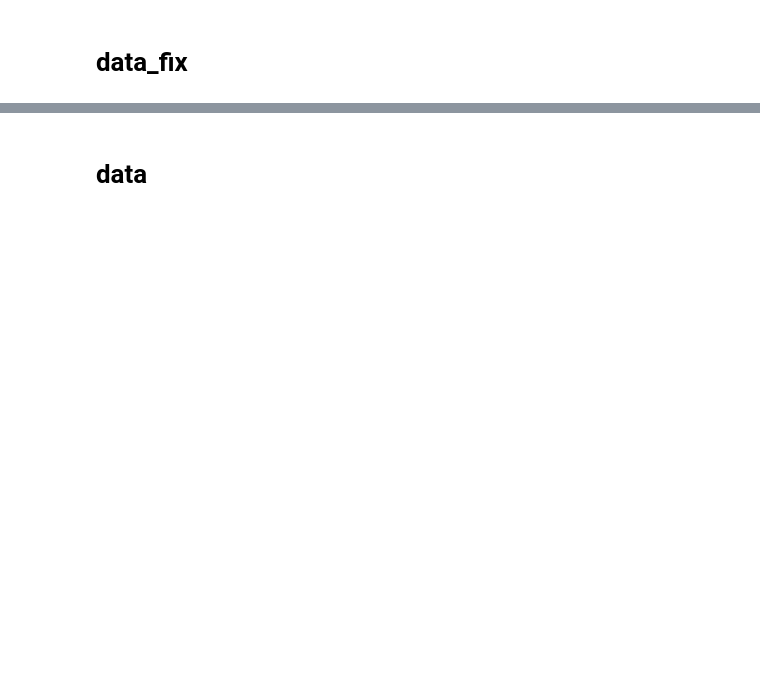
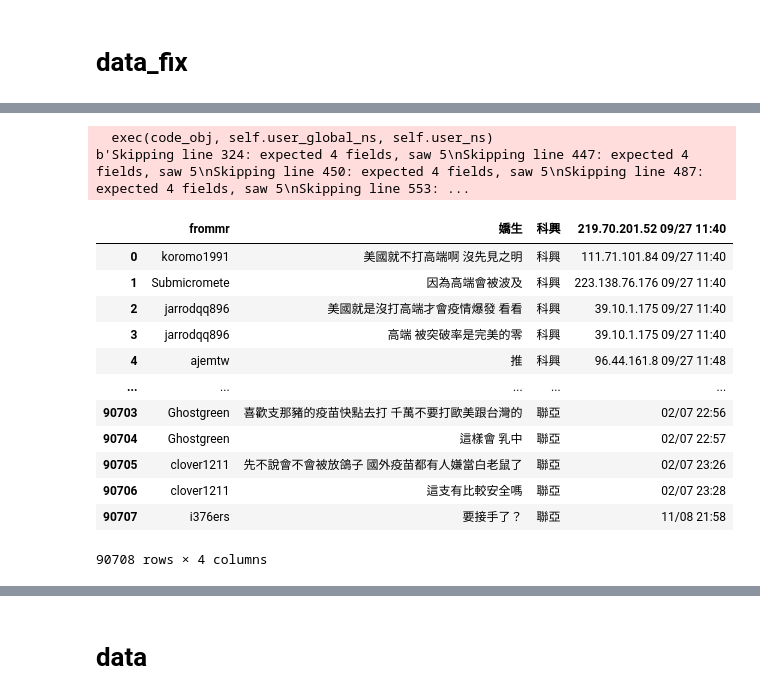
Before and after one commit to huang-jeff0210/hate_speech, a Jupyter notebook: methods/merge.ipynb, the cells around one changed output, grey strips where cells are left out. Drawn from its saved outputs; the diff is of its cells as text; code cells hidden in the pictures; blank space fills up the shorter version.

Commit message:
feat new data

```diff
--- a/methods/merge.ipynb
+++ b/methods/merge.ipynb
@@ -42,2 +11,24 @@ print(df)
 # %%
 df.to_csv('data_fix\疫苗相關1.csv',encoding='utf-8-sig',index=False)
+# %%
+import pandas as pd
+df = pd.read_csv('..\data\疫苗相關5.csv',low_memory=False,error_bad_lines=False)
+# %% [output]
+  exec(code_obj, self.user_global_ns, self.user_ns)
+b'Skipping line 324: expected 4 fields, saw 5\nSkipping line 447: expected 4 fields, saw 5\nSkipping line 450: expected 4 fields, saw 5\nSkipping line 487: expected 4 fields, saw 5\nSkipping line 553: ...
+# %%
+df
+# %% [output]
+|  | frommr | 嬌生 | 科興 | 219.70.201.52 09/27 11:40 |
+| 0 | koromo1991 | 美國就不打高端啊 沒先見之明 | 科興 | 111.71.101.84 09/27 11:40 |
+| 1 | Submicromete | 因為高端會被波及 | 科興 | 223.138.76.176 09/27 11:40 |
+| 2 | jarrodqq896 | 美國就是沒打高端才會疫情爆發 看看 | 科興 | 39.10.1.175 09/27 11:40 |
+| 3 | jarrodqq896 | 高端 被突破率是完美的零 | 科興 | 39.10.1.175 09/27 11:40 |
+| 4 | ajemtw | 推 | 科興 | 96.44.161.8 09/27 11:48 |
+| ... | ... | ... | ... | ... |
+| 90703 | Ghostgreen | 喜歡支那豬的疫苗快點去打 千萬不要打歐美跟台灣的 | 聯亞 | 02/07 22:56 |
+| 90704 | Ghostgreen | 這樣會 乳中 | 聯亞 | 02/07 22:57 |
+| 90705 | clover1211 | 先不說會不會被放鴿子 國外疫苗都有人嫌當白老鼠了 | 聯亞 | 02/07 23:26 |
+| 90706 | clover1211 | 這支有比較安全嗎 | 聯亞 | 02/07 23:28 |
+| 90707 | i376ers | 要接手了？ | 聯亞 | 11/08 21:58 |
+90708 rows × 4 columns
```
Also changed, not shown: parts of 18 cells of this notebook, 13 other files.
